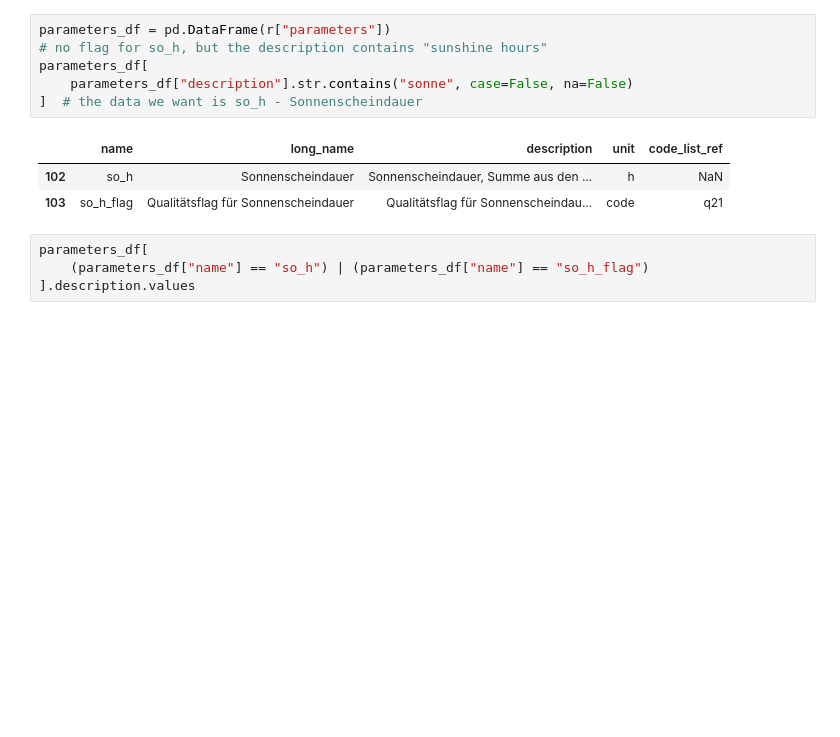
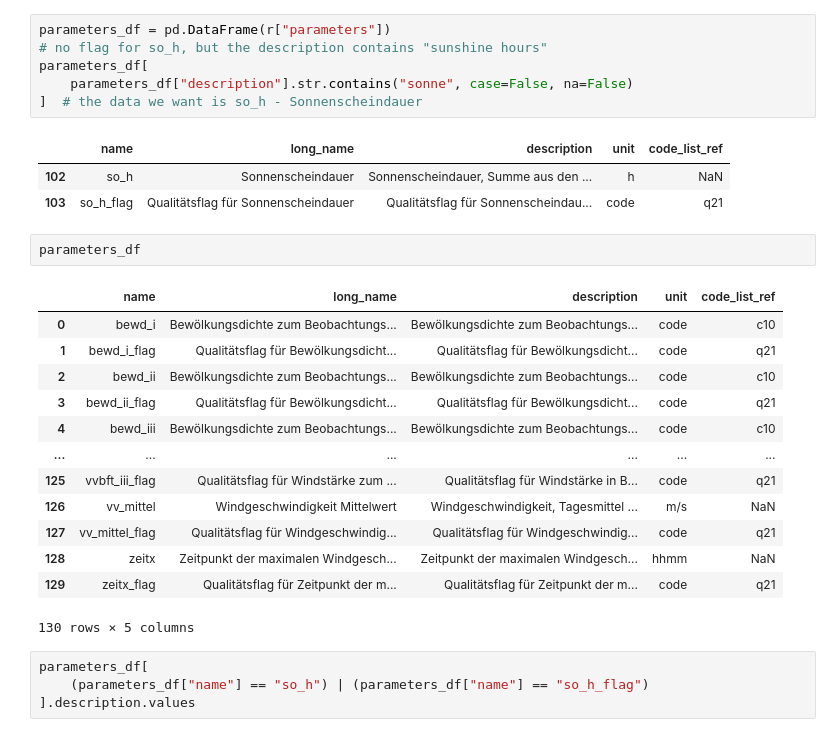
Before and after one commit to nikdra/sonnenstund, a Jupyter notebook: prototype.ipynb, the cells around one changed output. Drawn from its saved outputs; the diff is of its cells as text; blank space fills up the shorter version.

```diff
--- a/prototype.ipynb
+++ b/prototype.ipynb
@@ -62,6 +85,22 @@ parameters_df[
 |  | name | long_name | description | unit | code_list_ref |
 | 102 | so_h | Sonnenscheindauer | Sonnenscheindauer, Summe aus den ... | h | NaN |
 | 103 | so_h_flag | Qualitätsflag für Sonnenscheindauer | Qualitätsflag für Sonnenscheindau... | code | q21 |
+# %%
+parameters_df
+# %% [output]
+|  | name | long_name | description | unit | code_list_ref |
+| 0 | bewd_i | Bewölkungsdichte zum Beobachtungs... | Bewölkungsdichte zum Beobachtungs... | code | c10 |
+| 1 | bewd_i_flag | Qualitätsflag für Bewölkungsdicht... | Qualitätsflag für Bewölkungsdicht... | code | q21 |
+| 2 | bewd_ii | Bewölkungsdichte zum Beobachtungs... | Bewölkungsdichte zum Beobachtungs... | code | c10 |
+| 3 | bewd_ii_flag | Qualitätsflag für Bewölkungsdicht... | Qualitätsflag für Bewölkungsdicht... | code | q21 |
+| 4 | bewd_iii | Bewölkungsdichte zum Beobachtungs... | Bewölkungsdichte zum Beobachtungs... | code | c10 |
+| ... | ... | ... | ... | ... | ... |
+| 125 | vvbft_iii_flag | Qualitätsflag für Windstärke zum ... | Qualitätsflag für Windstärke in B... | code | q21 |
+| 126 | vv_mittel | Windgeschwindigkeit Mittelwert | Windgeschwindigkeit, Tagesmittel ... | m/s | NaN |
+| 127 | vv_mittel_flag | Qualitätsflag für Windgeschwindig... | Qualitätsflag für Windgeschwindig... | code | q21 |
+| 128 | zeitx | Zeitpunkt der maximalen Windgesch... | Zeitpunkt der maximalen Windgesch... | hhmm | NaN |
+| 129 | zeitx_flag | Qualitätsflag für Zeitpunkt der m... | Qualitätsflag für Zeitpunkt der m... | code | q21 |
+130 rows × 5 columns
 # %%
 parameters_df[
     (parameters_df["name"] == "so_h") | (parameters_df["name"] == "so_h_flag")
```
Also changed, not shown: parts of 15 cells of this notebook, 8 other files.
